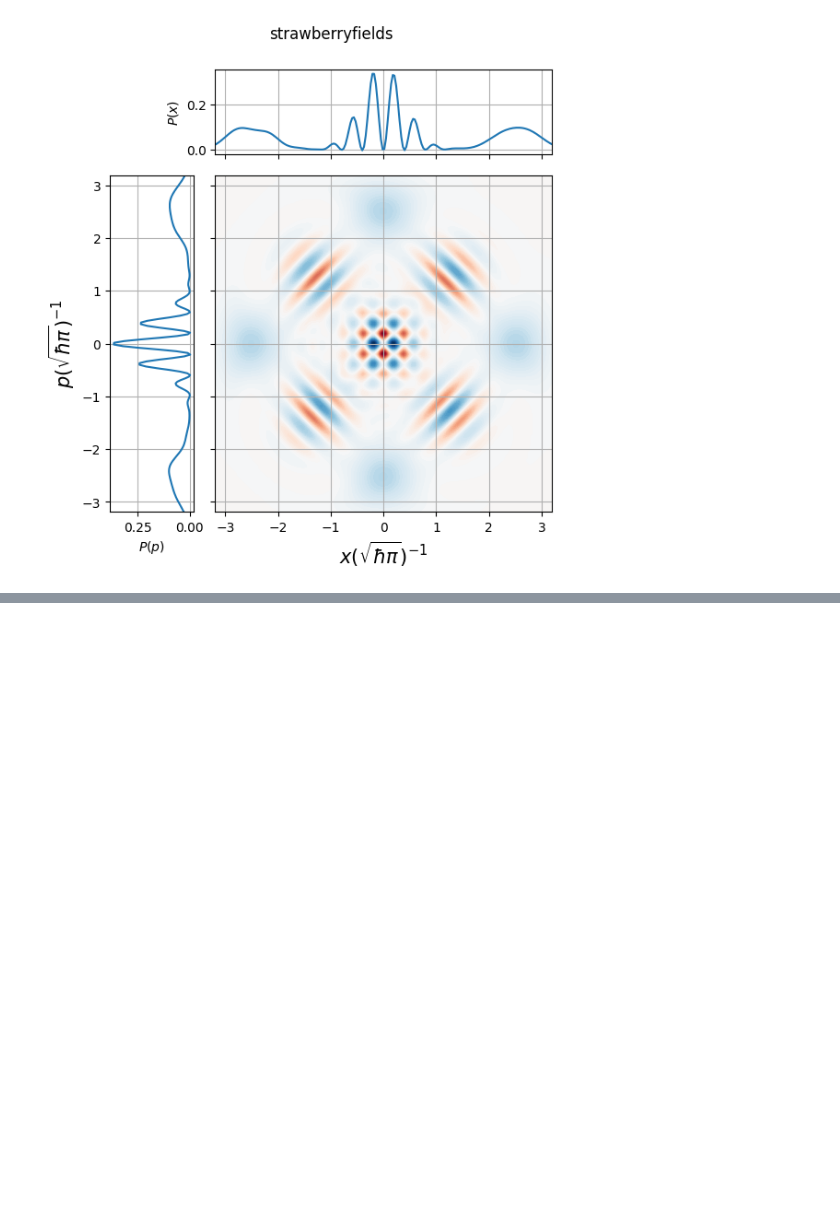
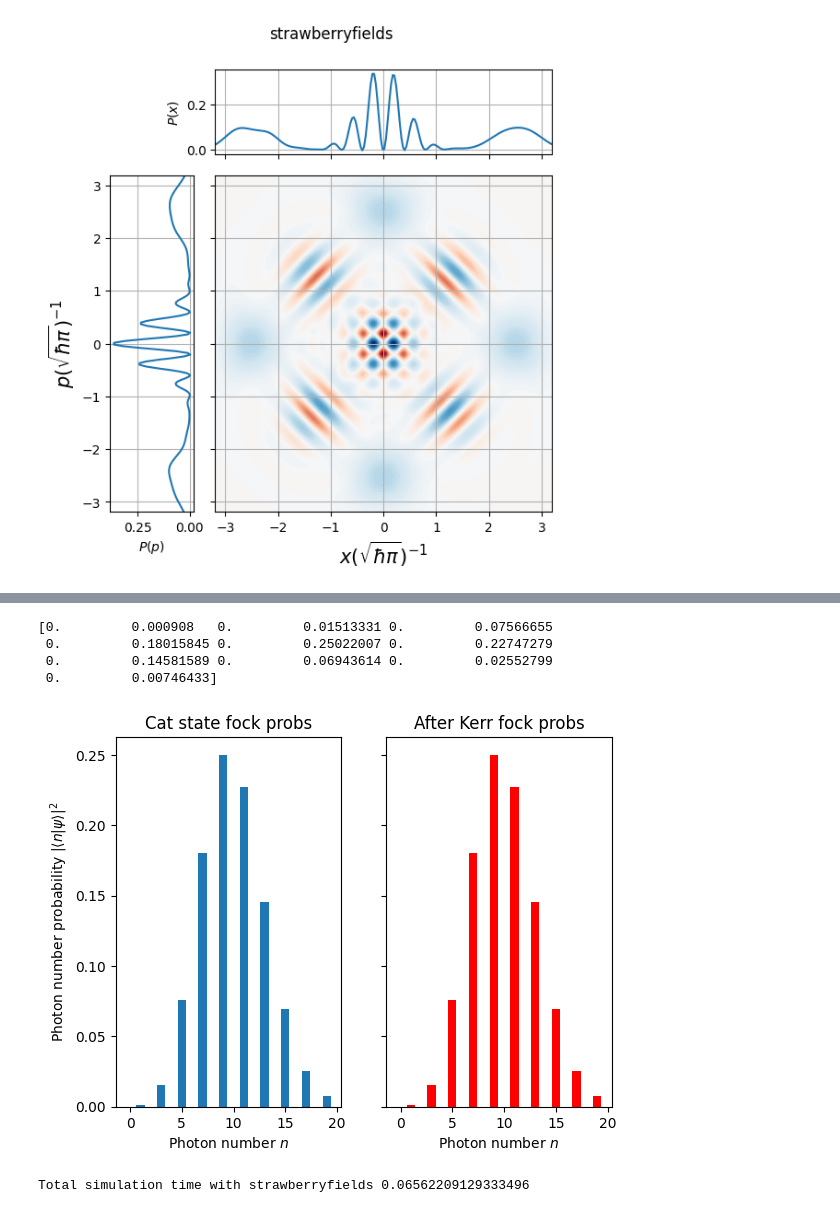
Before and after one commit to qpit/lcg_plus, a Jupyter notebook: Kerr-interaction.ipynb, the cells around one changed output, grey strips where cells are left out. Drawn from its saved outputs; the diff is of its cells as text; code cells hidden in the pictures; blank space fills up the shorter version.

```diff
--- a/Kerr-interaction.ipynb
+++ b/Kerr-interaction.ipynb
@@ -210,0 +276,42 @@ plt.show()
+# %%
+cutoff = 20
+state.get_fock_probs(cutoff)
+#state.fock_probs
+
+kerr_state.get_fock_probs(cutoff)
+
+print(kerr_state.fock_probs)
+w = 1
+fig, axes = plt.subplots(1,2,sharex=True,sharey=True)
+axes[0].bar(np.arange(cutoff), state.fock_probs)
+axes[0].set_title('Cat state fock probs')
+axes[0].set_ylabel(r'Photon number probability $|\langle n | \psi \rangle|^2$')
+axes[0].set_xlabel(r'Photon number $n$')
+axes[1].set_xlabel(r'Photon number $n$')
+axes[1].bar(np.arange(cutoff), kerr_state.fock_probs,color='r')
+axes[1].set_title('After Kerr fock probs')
+plt.show()
+# %% [output]
+[0.         0.000908   0.         0.01513331 0.         0.07566655
+ 0.         0.18015845 0.         0.25022007 0.         0.22747279
+ 0.         0.14581589 0.         0.06943614 0.         0.02552799
+ 0.         0.00746433]
+[figure, added]
+# %%
+#strawberryfields method
+t0 = time()
+eng = sf.Engine('fock', backend_options={"cutoff_dim": 20})
+prog = sf.Program(1)
+
+with prog.context as q:
+    Catstate(alpha, np.pi, 1) | q[0]
+    Kgate(np.pi/m) | q[0]
+    Rgate(-np.pi/m) | q[0]
+result = eng.run(prog)
+W_fock = result.state.wigner(0, x,x)
+
+tf = time()
+
+print(f'Total simulation time with strawberryfields {tf-t0}')
+# %% [output]
+Total simulation time with strawberryfields 0.06562209129333496
```
Also changed, not shown: parts of 10 cells of this notebook.
